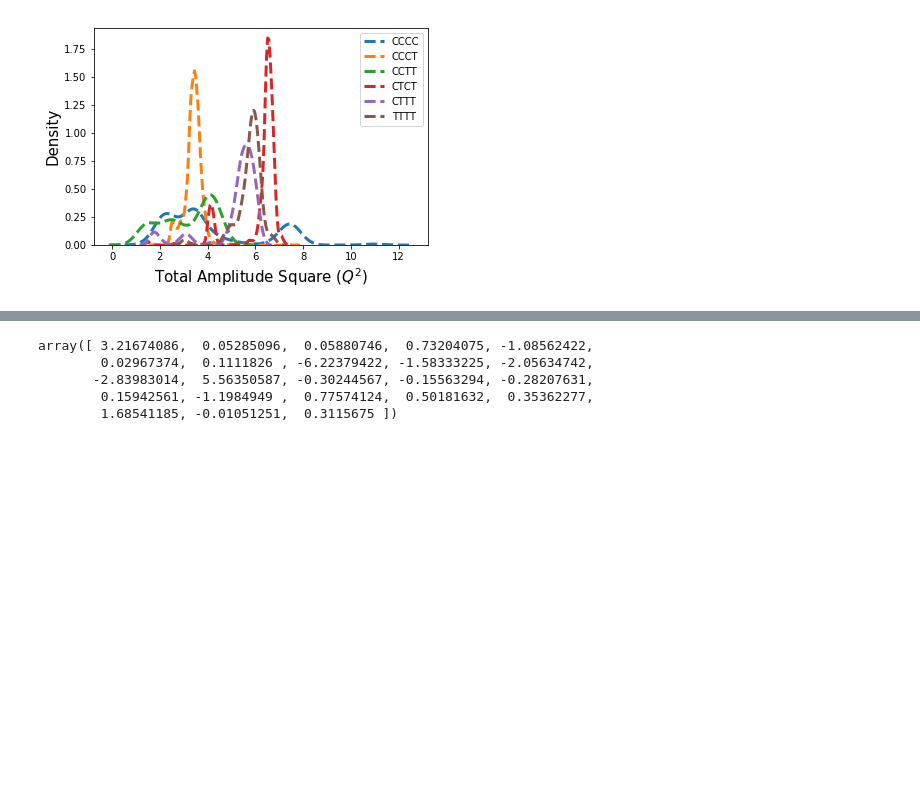
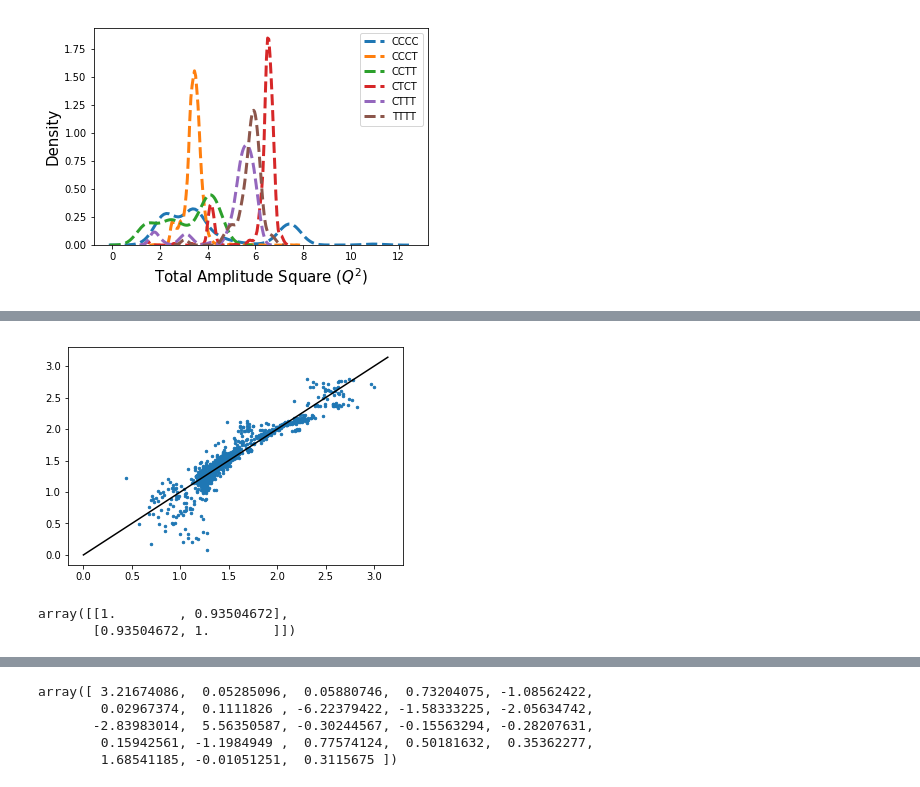
Before and after one commit to lucianlschan/RING, a Jupyter notebook: CTPs Analysis.ipynb, the cells around one changed output, grey strips where cells are left out. Drawn from its saved outputs; the diff is of its cells as text; code cells hidden in the pictures; blank space fills up the shorter version.

```diff
--- a/CTPs Analysis.ipynb
+++ b/CTPs Analysis.ipynb
@@ -539,3 +540,29 @@ plt.ylabel("Density",size=15)
 plt.show()
 # %% [output]
 [figure]
+# %%
+# Relationship between puckering parameter and alpha angle
+tctc_ = tctc_frame[["q2","q3","q4","q5","q6","phi2","phi3","phi4","phi5","a1","a2","a3","a4"]].dropna()
+cccc1 = cccc_[cccc_[["q2","q3","q4","q5","q6"]].apply(np.square).sum(axis=1).apply(np.sqrt)>1.9]
+# %%
+c1a,c1b = cccc1["q2"].values*np.cos(cccc1["phi2"]+2*2*np.pi/12), cccc1["q2"].values*np.sin(cccc1["phi2"]+2*2*np.pi/12)
+c2a,c2b = cccc1["q3"].values*np.cos(cccc1["phi3"]+3*2*np.pi/12), cccc1["q3"].values*np.sin(cccc1["phi3"]+3*2*np.pi/12)
+c3a,c3b = cccc1["q4"].values*np.cos(cccc1["phi4"]+4*2*np.pi/12), cccc1["q4"].values*np.sin(cccc1["phi4"]+4*2*np.pi/12)
+c4a,c4b = cccc1["q5"].values*np.cos(cccc1["phi5"]+5*2*np.pi/12), cccc1["q5"].values*np.sin(cccc1["phi5"]+5*2*np.pi/12)
+
+c1c,c1d = (cccc1["q2"].values**2)*np.cos(2*cccc1["phi2"]+2*2*2*np.pi/12), (cccc1["q2"].values**2)*np.sin(2*cccc1["phi2"]+2*2*2*np.pi/12)
+c2c,c2d = (cccc1["q3"].values**2)*np.cos(2*cccc1["phi3"]+2*3*2*np.pi/12), (cccc1["q3"].values**2)*np.sin(2*cccc1["phi3"]+2*3*2*np.pi/12)
+c3c,c3d = (cccc1["q4"].values**2)*np.cos(2*cccc1["phi4"]+2*4*2*np.pi/12), (cccc1["q4"].values**2)*np.sin(2*cccc1["phi4"]+2*4*2*np.pi/12)
+c4c,c4d = (cccc1["q5"].values**2)*np.cos(2*cccc1["phi5"]+2*5*2*np.pi/12), (cccc1["q5"].values**2)*np.sin(2*cccc1["phi5"]+2*5*2*np.pi/12)
+
+
+c5 = cccc1["q5"].values
+q2 = cccc1["q2"].values
+q3 = cccc1["q3"].values
+q4 = cccc1["q4"].values
+q5 = cccc1["q5"].values
+# %%
+X = np.column_stack([np.ones(len(cccc1)),c1a,c1b,c2a,c2b,c3a,c3b,c4a,c4b,c5,
+                     q2**2,q3**2,q4**2,q5**2,
+                    c1c,c1d,c2c,c2d,c3c,c3d,c4c,c4d])
+Y = cccc1["a2"].values
@@ -542,2 +587,17 @@ plt.show()
+# %%
+xtx = np.linalg.inv(np.matmul(np.transpose(X),X))
+xty = np.matmul(np.transpose(X),Y)
+beta = np.matmul(xtx,xty)
+# %%
+plt.scatter(np.matmul(X,beta),Y,s=6)
+plt.plot([0,np.pi/2,np.pi],[0,np.pi/2,np.pi],color="black")
+plt.show()
+# %% [output]
+[figure, added]
+# %%
+np.corrcoef(np.matmul(X,beta),Y)
+# %% [output]
+array([[1.        , 0.93504672],
+       [0.93504672, 1.        ]])
 # %%
 # Puckering Parameter vs Torsion Angle
```
Also changed, not shown: parts of 65 cells of this notebook.
